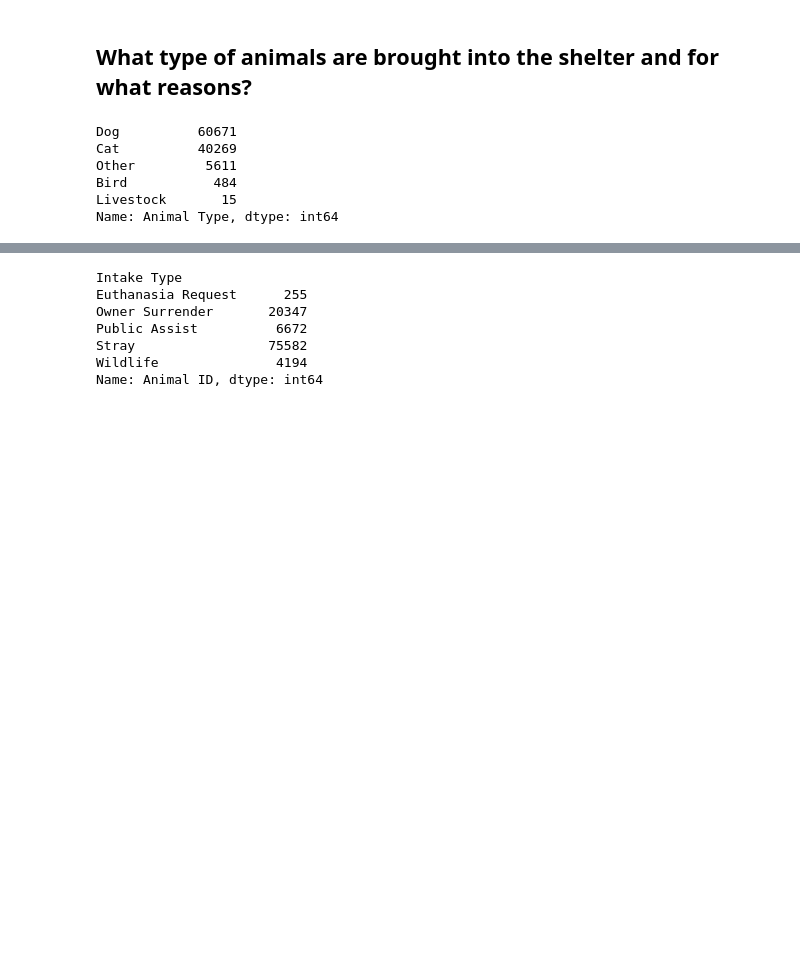
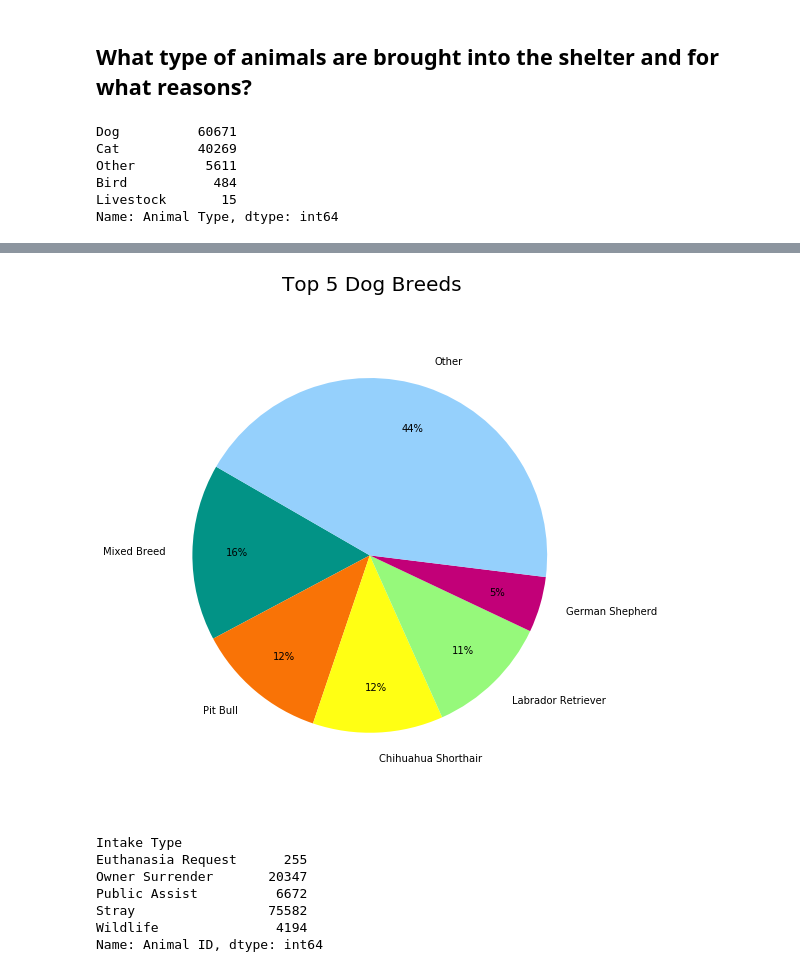
Before and after one commit to akoldeway/austin-animal-center-analysis, a Jupyter notebook: austin-animal-center-analysis.ipynb, the cells around one changed output, grey strips where cells are left out. Cells and saved outputs as stored; diff of their text form; code cells hidden in the pictures; blank space fills up the shorter version.

```diff
--- a/austin-animal-center-analysis.ipynb
+++ b/austin-animal-center-analysis.ipynb
@@ -25,3 +27,8 @@ df_combined_deduped = aacdata.remove_duplicate_animals(df_combined)
+# %%
+df_intake = pd.read_csv('df_intake.csv')
+df_outcome = pd.read_csv('df_outcome.csv')
+df_combined = pd.read_csv('df_combined.csv')
+df_combined_nodup = aacdata.remove_duplicate_animals(df_combined)
 # %%
 df_intakes.head()
 # %% [output]
@@ -65,3 +123,16 @@ plt.show()
+# %%
+# Plot the Pie Chart
+color = ['xkcd:teal', 'xkcd:orange', 'xkcd:yellow','xkcd:light green', 'xkcd:magenta', 'xkcd:light blue']
+fig = plt.figure(figsize=[8, 8])
+ax = fig.add_subplot(111)
+ax.pie(dog_total_series.values, labels=dog_total_series.index, colors=color, autopct='%1.0f%%', labeldistance=1.15, pctdistance=0.75, startangle=150)
+ax.set_title(f"Top {i} Dog Breeds", fontsize=20);
+plt.axis('equal')
+# plt.figtext(0, 0, '*Include a description of other here.', style='italic')
+plt.tight_layout()
+plt.savefig("Images/Top_5_Dog_Breeds.png")
+# %% [output]
+[figure, added]
 # %%
 # see number of animals brought in by intake type
 df_intakes.groupby(['Intake Type'])['Animal ID'].count()
```
Also changed, not shown: parts of 19 cells of this notebook, 3 other files.
